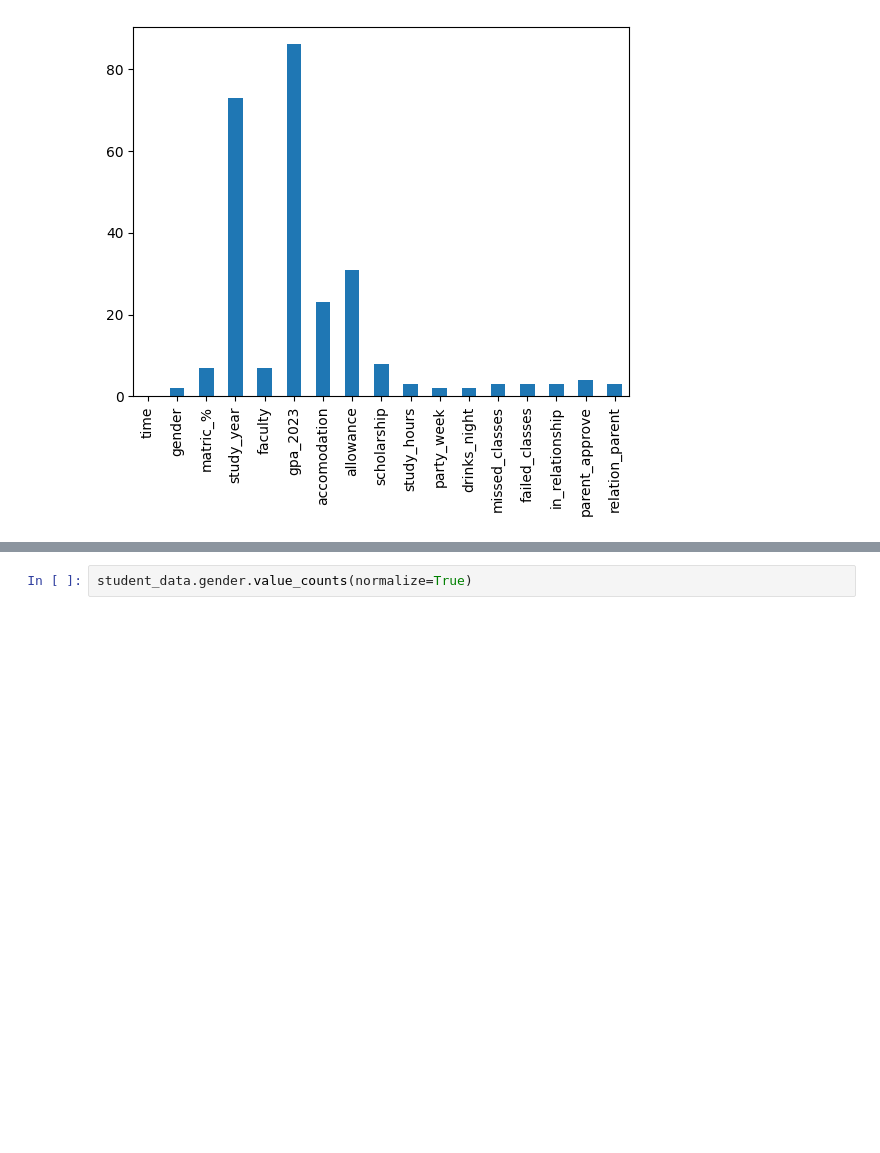
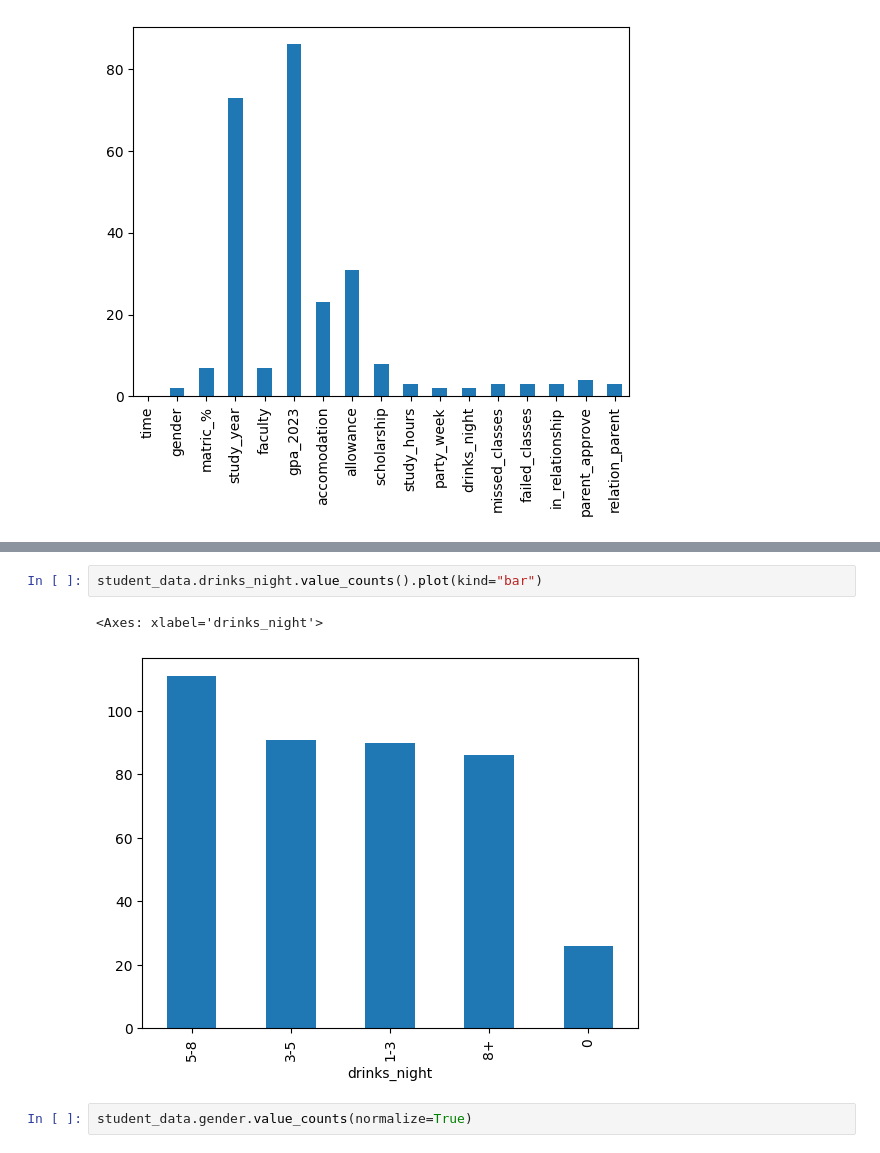
Before and after one commit to Sameerbhattarai99/ds-mlbatch-07, a Jupyter notebook: data_part/manipulation/Revisit_part.ipynb, the cells around one changed output, grey strips where cells are left out. Saved outputs shown, nothing was run; the diff lists cells and outputs as text; blank space fills up the shorter version.

```diff
--- a/data_part/manipulation/Revisit_part.ipynb
+++ b/data_part/manipulation/Revisit_part.ipynb
@@ -87,3 +92,8 @@ student_data.isna().sum().plot(kind="bar")
+# %%
+student_data.drinks_night.value_counts().plot(kind="bar")
+# %% [output]
+<Axes: xlabel='drinks_night'>
+[figure, added]
 # %%
 student_data.gender.value_counts(normalize=True)
 # %% [output]
```
Also changed, not shown: parts of 25 cells of this notebook.
